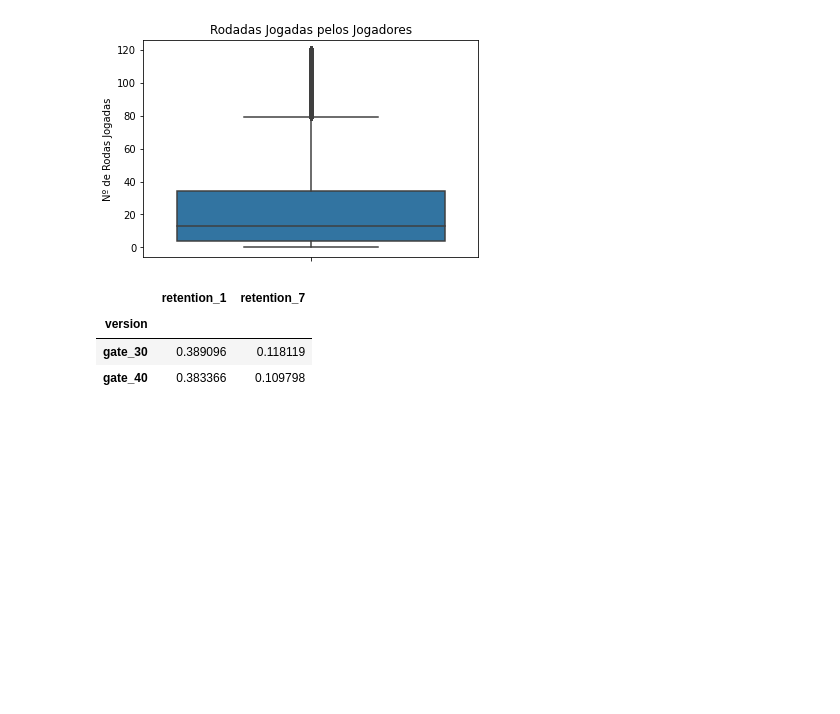
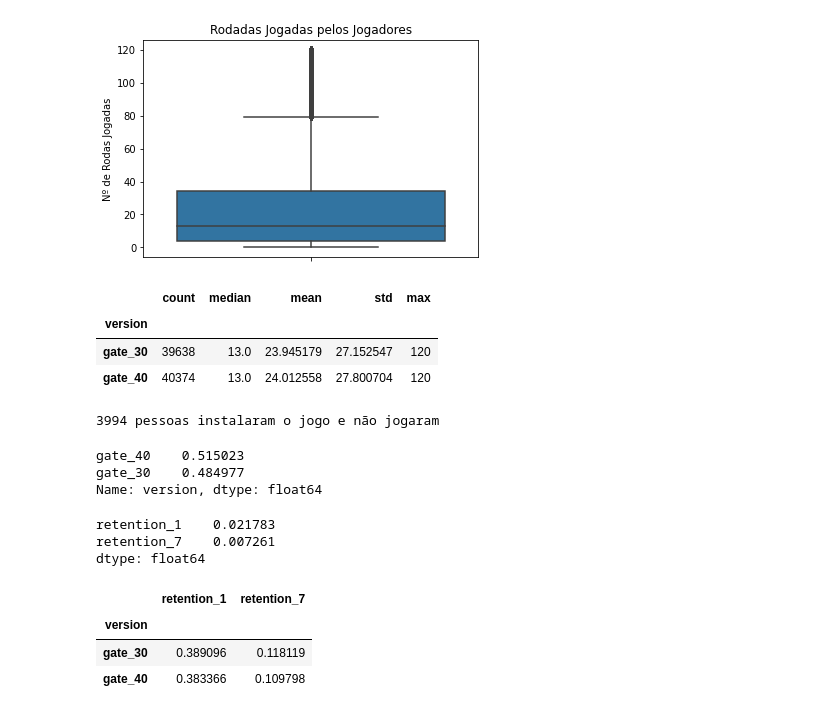
Before and after one commit to YumiiOnoue/teste_ab_game, a Jupyter notebook: testeAB_game.ipynb, the cells around one changed output. Saved outputs shown, nothing was run; the diff lists cells and outputs as text; code cells hidden in the pictures; blank space fills up the shorter version.

```diff
--- a/testeAB_game.ipynb
+++ b/testeAB_game.ipynb
@@ -85,6 +85,32 @@ plt.ylabel("Nº de Rodas Jogadas")
 plt.show()
 # %% [output]
 [figure]
+# %%
+df.groupby('version')['sum_gamerounds'].agg(["count", "median", "mean", "std", "max"])
+# %% [output]
+|  | count | median | mean | std | max |
+| version |  |  |  |  |  |
+| gate_30 | 39638 | 13.0 | 23.945179 | 27.152547 | 120 |
+| gate_40 | 40374 | 13.0 | 24.012558 | 27.800704 | 120 |
+# %%
+n_jogou = len(df[df["sum_gamerounds"] == 0])
+print(f"{n_jogou} pessoas instalaram o jogo e não jogaram")
+# %% [output]
+3994 pessoas instalaram o jogo e não jogaram
+# %%
+# Porporção de jogadores que não jogaram em relação a cada versão
+sem_jogo = df[df["sum_gamerounds"] == 0]
+sem_jogo["version"].value_counts(normalize=True)
+# %% [output]
+gate_40    0.515023
+gate_30    0.484977
+Name: version, dtype: float64
+# %%
+sem_jogo[["retention_1", "retention_7"]].mean()
+# %% [output]
+retention_1    0.021783
+retention_7    0.007261
+dtype: float64
 # %%
 df.groupby("version")[["retention_1", "retention_7"]].mean()
 # %% [output]
```
Also changed, not shown: parts of 9 cells of this notebook.
